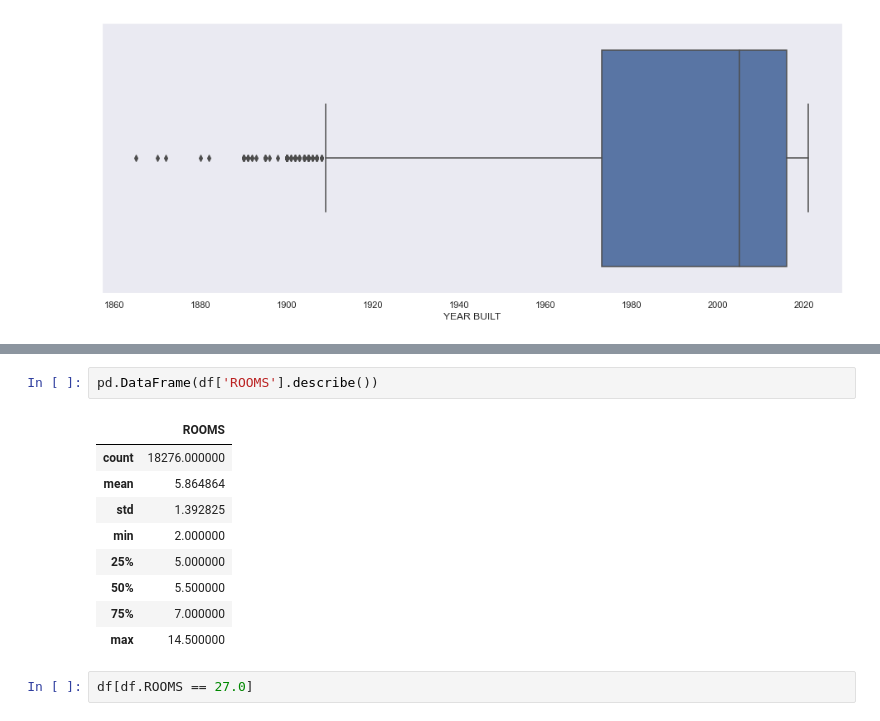
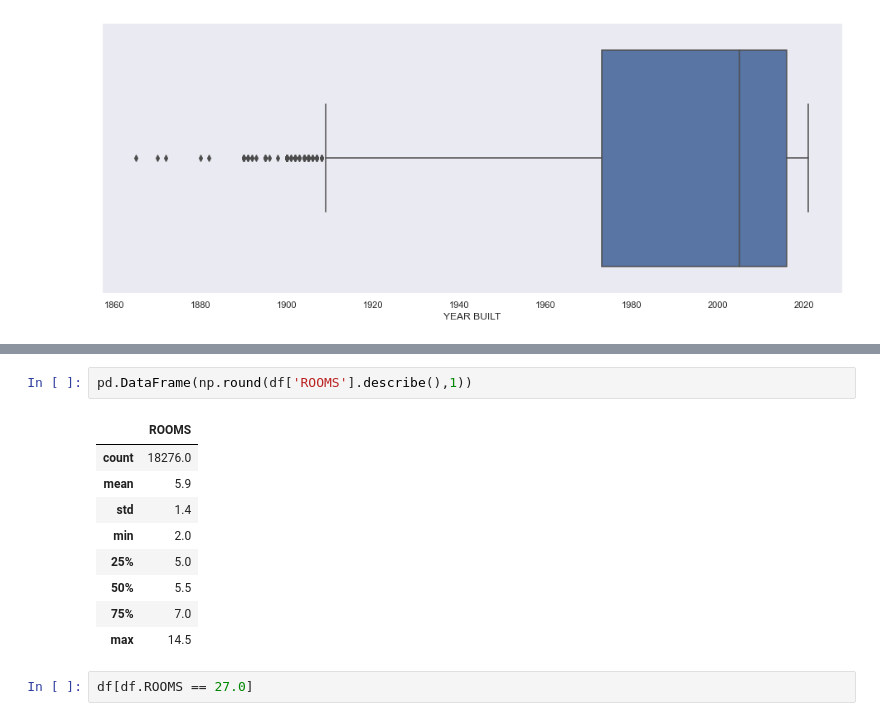
Before and after one commit to randallb15/PredictingSAHomeValues, a Jupyter notebook: EDA.ipynb, the cells around one changed output, grey strips where cells are left out. Cells and saved outputs as stored; diff of their text form.

```diff
--- a/EDA.ipynb
+++ b/EDA.ipynb
@@ -147,15 +149,15 @@ pd.DataFrame(df['YEAR BUILT'].describe())
 # %%
-pd.DataFrame(df['ROOMS'].describe())
+pd.DataFrame(np.round(df['ROOMS'].describe(),1))
 # %% [output]
 |  | ROOMS |
-| count | 18276.000000 |
-| mean | 5.864864 |
-| std | 1.392825 |
-| min | 2.000000 |
-| 25% | 5.000000 |
-| 50% | 5.500000 |
-| 75% | 7.000000 |
-| max | 14.500000 |
+| count | 18276.0 |
+| mean | 5.9 |
+| std | 1.4 |
+| min | 2.0 |
+| 25% | 5.0 |
+| 50% | 5.5 |
+| 75% | 7.0 |
+| max | 14.5 |
 # %%
 df[df.ROOMS == 27.0]
 # %% [output]
```
Also changed, not shown: parts of 4 cells of this notebook, 2 other files.
